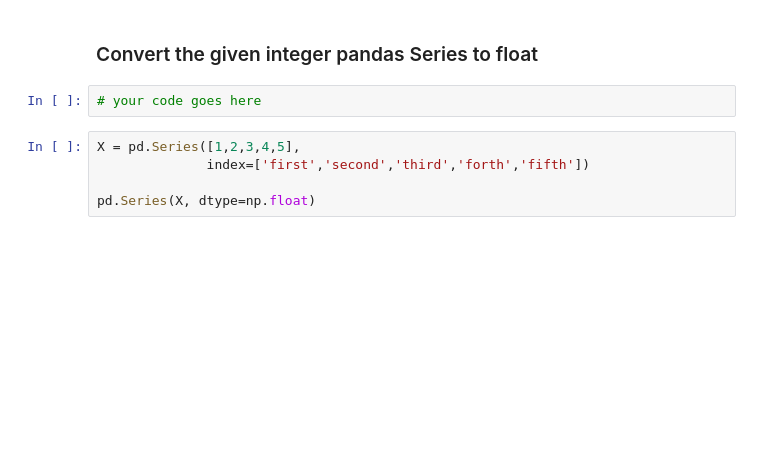
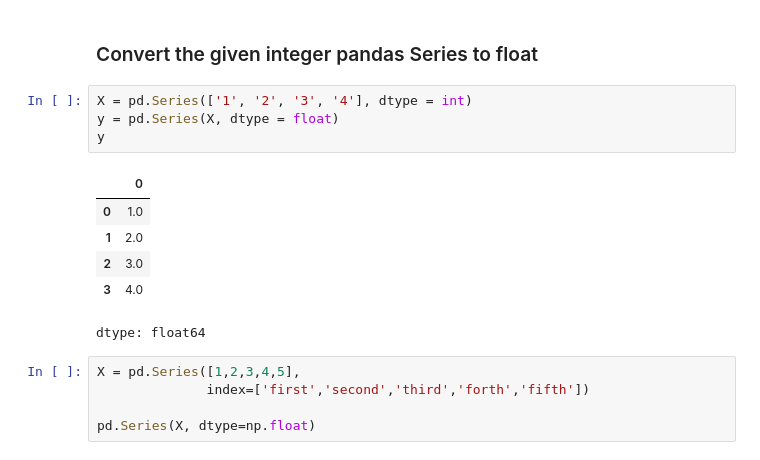
Before and after one commit to Ishan1818/data.analysis.colab, a Jupyter notebook: 2 - Pandas Series exercises.ipynb, the cells around one changed output. Saved outputs shown, nothing was run; the diff lists cells and outputs as text; blank space fills up the shorter version.

```diff
--- a/2 - Pandas Series exercises.ipynb
+++ b/2 - Pandas Series exercises.ipynb
@@ -177,8 +210,17 @@ X[[0, -1]]
 ## Series manipulation
 # %% [markdown]
 ### Convert the given integer pandas Series to float
-# %%
-# your code goes here
+# %%
+X = pd.Series(['1', '2', '3', '4'], dtype = int)
+y = pd.Series(X, dtype = float)
+y
+# %% [output]
+|  | 0 |
+| 0 | 1.0 |
+| 1 | 2.0 |
+| 2 | 3.0 |
+| 3 | 4.0 |
+dtype: float64
 # %%
 X = pd.Series([1,2,3,4,5],
               index=['first','second','third','forth','fifth'])
```
Also changed, not shown: parts of 44 cells of this notebook.
